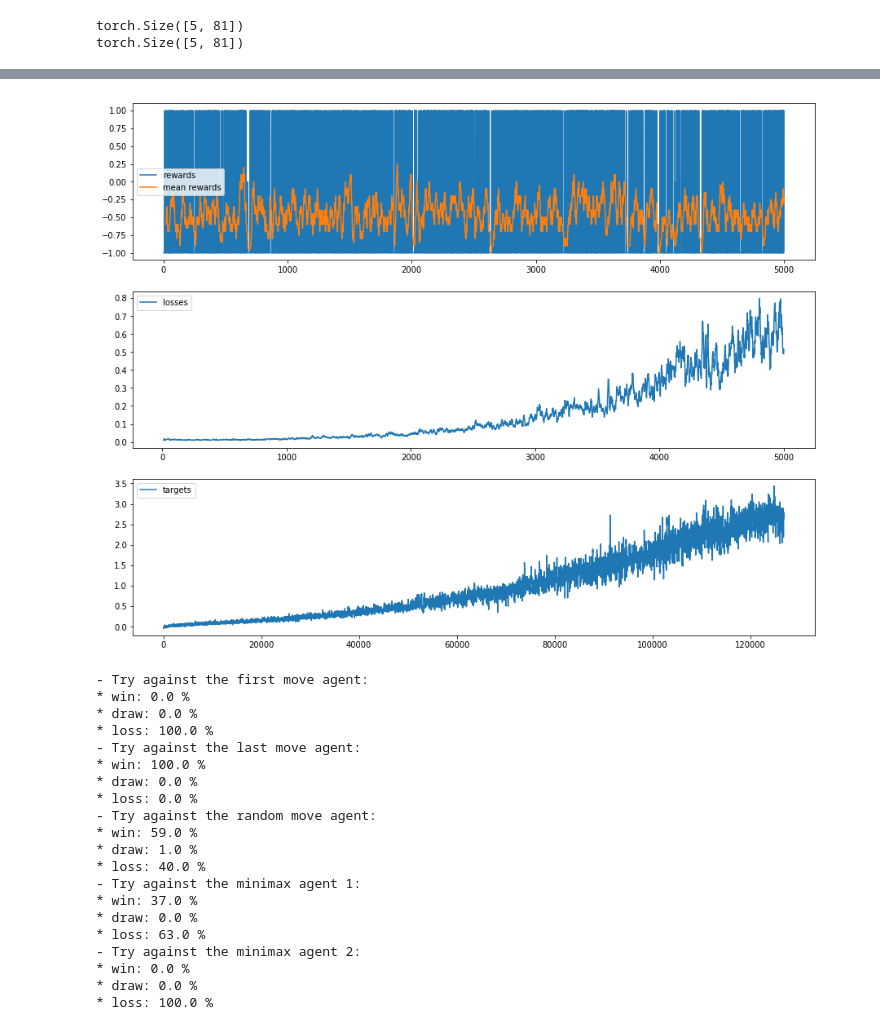
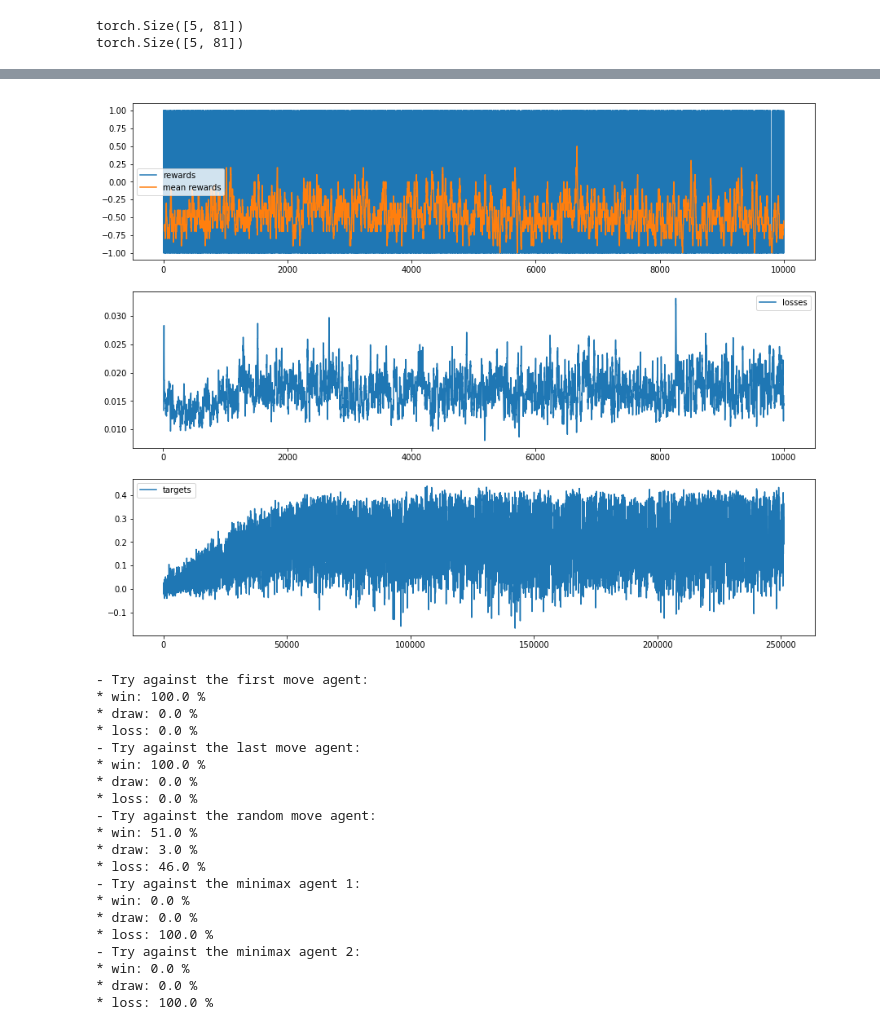
Before and after one commit to QuentinDuval/PythonExperiments, a Jupyter notebook: ml/codingame/ultimate_tic_tac_toe_learning.ipynb, the cells around one changed output, grey strips where cells are left out. Drawn from its saved outputs; the diff is of its cells as text; code cells hidden in the pictures.

```diff
--- a/ml/codingame/ultimate_tic_tac_toe_learning.ipynb
+++ b/ml/codingame/ultimate_tic_tac_toe_learning.ipynb
@@ -178,6 +178,7 @@ class Policy(nn.Module):
             nn.Linear(in_features=len(ALL_COORDINATES), out_features=hidden_size),
             nn.ReLU(),
             nn.Linear(in_features=hidden_size, out_features=len(ALL_COORDINATES)))
+        self.tanh = nn.Tanh()
 
     def forward(self,
                 grid: Union[torch.FloatTensor, np.ndarray],
@@ -195,7 +196,8 @@ class Policy(nn.Module):
         # Passing the data through the neural net
         xs = xs.reshape((batch_size, h * w))
         xs = self.fc(xs)
-        return to_player_pov(xs, player)
+        xs = to_player_pov(xs, player)
+        return self.tanh(xs)
 
     def clone(self):
         cloned = Policy()
@@ -214,11 +216,12 @@ class ConvPolicy(nn.Module):
         self.conv = nn.Sequential(
             nn.Conv2d(in_channels=1, out_channels=first_level_channels,
                       kernel_size=3, stride=3, padding=0),
+            nn.BatchNorm2d(num_features=first_level_channels),
             nn.ReLU(),
             nn.Conv2d(in_channels=first_level_channels, out_channels=second_level_channels,
                       kernel_size=3, stride=3, padding=0))
-        self.fc = nn.Linear(in_features=second_level_channels,
-                            out_features=len(ALL_COORDINATES))
+        self.fc = nn.Linear(in_features=second_level_channels, out_features=len(ALL_COORDINATES))
+        self.tanh = nn.Tanh()
 
     def forward(self,
                 grid: Union[torch.FloatTensor, np.ndarray],
@@ -238,7 +241,8 @@ class ConvPolicy(nn.Module):
         xs = self.conv(xs)
         xs = xs.reshape((batch_size, -1))
         xs = self.fc(xs)
-        return to_player_pov(xs, player)
+        xs = to_player_pov(xs, player)
+        return self.tanh(xs)
 
     def clone(self):
         cloned = Policy()
@@ -251,6 +255,22 @@ Packaging the policy into an Agent
 """
 
 
+def mask_invalid_actions(game: Board, action_values: torch.Tensor) -> torch.Tensor:
+    available = set(game.available_moves)
+    mask = torch.zeros(size=(1,9*9), dtype=torch.uint8)
+    for i, move in enumerate(ALL_COORDINATES):
+        if move in available:
+            mask[(0, i)] = 1
+    action_values[~mask] = -100. # Invalid actions get a strong penalty (and since it converges, it works)
+    return action_values
+
+
+def best_of_available_moves(game: Board, action_values: torch.Tensor) -> Tuple[Move, Reward]:
+    action_probs_masked = mask_invalid_actions(game, action_values)
+    _, i = torch.max(action_probs_masked, dim=-1)
+    return ALL_COORDINATES[i], action_values[(0, i)]
+
+
 class PolicyAgent(Agent):
     def __init__(self, policy: nn.Module):
         self.policy = policy
@@ -258,7 +278,8 @@ class PolicyAgent(Agent):
 
     def get_action(self, game: Board, player: PlayerId) -> Move:
         action_values = self.policy(game.grid, player=player)
-        return best_of_available_moves(game, action_values)
+        move, _ = best_of_available_moves(game, action_values)
+        return move
 
 
 """
@@ -271,10 +292,14 @@ players = torch.LongTensor([CROSS, CIRCLE, CROSS, CIRCLE, CROSS])
 
 policy = Policy(hidden_size=256)
 output = policy(grid=grids, player=players)
+total = output.sum()
+total.backward()
 print(output.shape)
 
 policy = ConvPolicy(first_level_channels=32, second_level_channels=64)
 output = policy(grid=grids, player=players)
+total = output.sum()
+total.backward()
 print(output.shape)
 # %% [output]
 torch.Size([5, 81])
@@ -583,21 +594,21 @@ try_out(env=TicTacToeEnv(opponent=minimax), agent=PolicyAgent(sarsa_policy_3))
 # %%
 """
 Training against more complex agents
 """
 
 minimax1 = MinimaxAgent(max_depth=2, eval_fct=CountOwnedEvaluation())
 minimax2 = MinimaxAgent(max_depth=2, eval_fct=PriceMapEvaluation())
 
-sarsa_policy_2 = Policy(hidden_size=256)
+sarsa_policy_4 = Policy(hidden_size=512)
 train_sarsa_policy_batch(
     env=TicTacToeEnv(opponent=[RandomAgent(), minimax1, minimax2]),
-    policy=sarsa_policy_2, episodes=5000, discount=0.99,
+    policy=sarsa_policy_4, episodes=10_000, discount=0.99,
     start_epsilon=0.9, min_epsilon=0.01, epsilon_decrease=0.95,
     learning_rate=1e-3, learning_rate_decay=0.99,
-    weight_decay=0.0,
+    weight_decay=1e-4,
     replay_buffer=2000, min_replay_buffer=200, minibatch_size=32)
 # %% [output]
-[figure, old version]
+[figure, new version]
 # %%
 """
 Trying the agent against various opponents
@@ -619,21 +630,21 @@ print("- Try against the minimax agent 2:")
 try_out(env=TicTacToeEnv(opponent=minimax2), agent=PolicyAgent(sarsa_policy_2))
 # %% [output]
 - Try against the first move agent:
-* win: 0.0 %
+* win: 100.0 %
 * draw: 0.0 %
-* loss: 100.0 %
+* loss: 0.0 %
 - Try against the last move agent:
 * win: 100.0 %
 * draw: 0.0 %
 * loss: 0.0 %
 - Try against the random move agent:
-* win: 59.0 %
-* draw: 1.0 %
-* loss: 40.0 %
+* win: 51.0 %
+* draw: 3.0 %
+* loss: 46.0 %
 - Try against the minimax agent 1:
-* win: 37.0 %
+* win: 0.0 %
 * draw: 0.0 %
-* loss: 63.0 %
+* loss: 100.0 %
 - Try against the minimax agent 2:
 * win: 0.0 %
 * draw: 0.0 %
```
Also changed, not shown: parts of 9 cells of this notebook.
